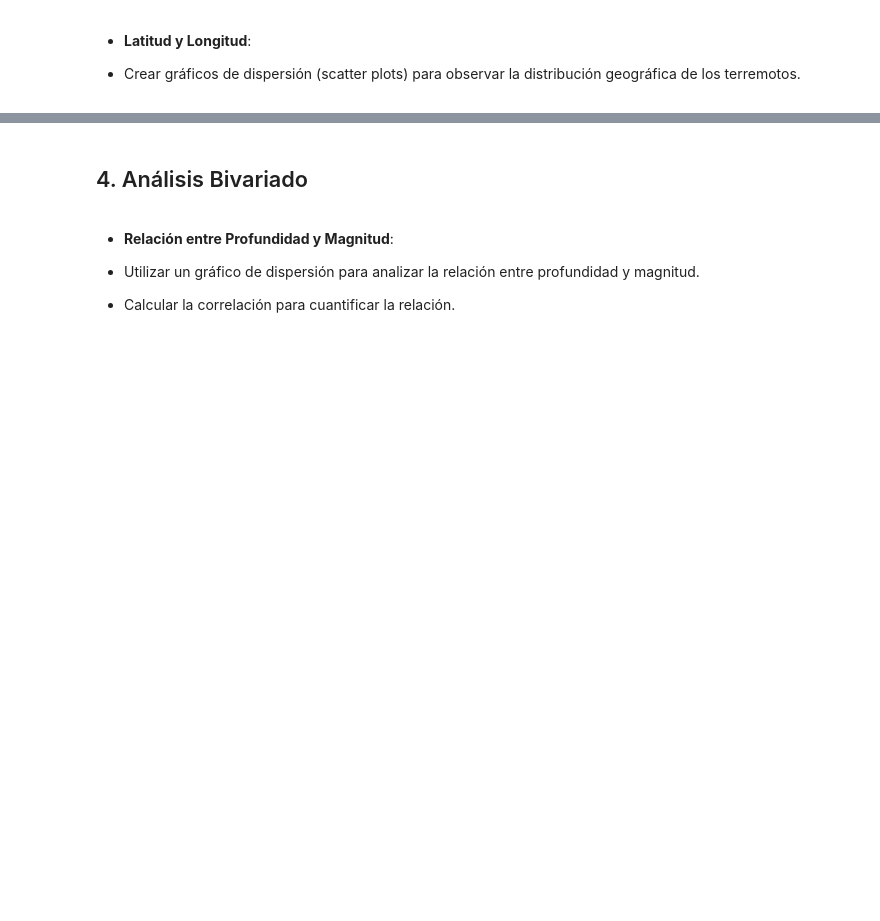
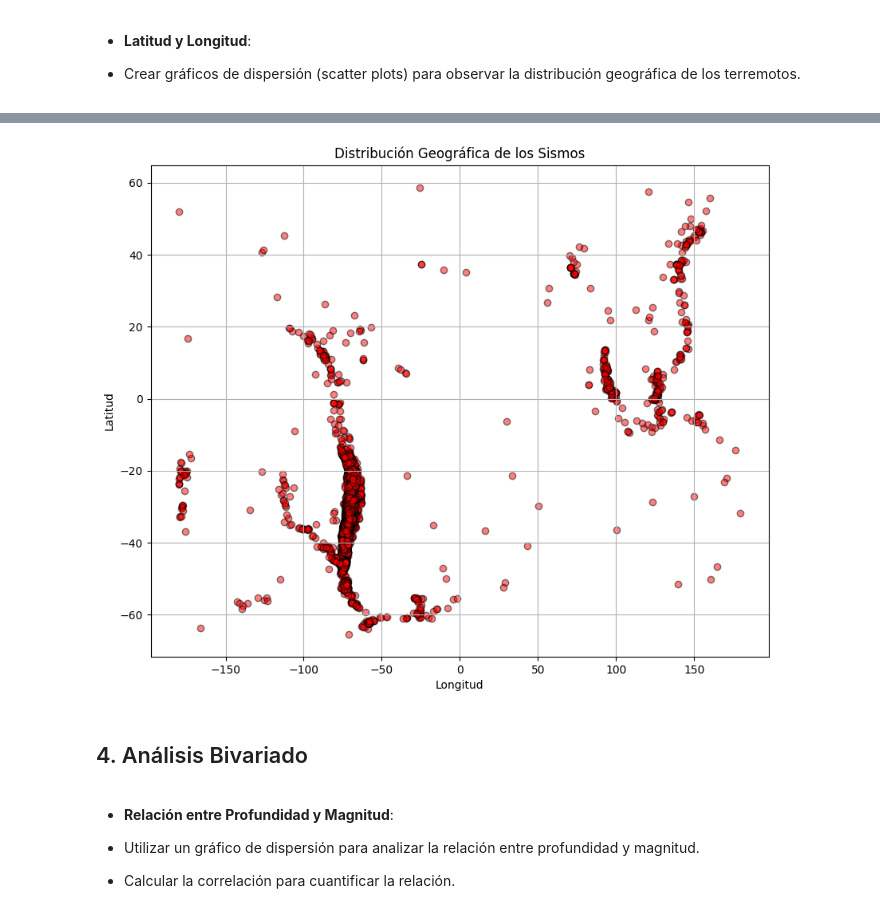
Before and after one commit to leandruko/sismos-Chile, a Jupyter notebook: analisis_sismos.ipynb, the cells around one changed output, grey strips where cells are left out. Saved outputs shown, nothing was run; the diff lists cells and outputs as text; code cells hidden in the pictures; blank space fills up the shorter version.

```diff
--- a/analisis_sismos.ipynb
+++ b/analisis_sismos.ipynb
@@ -304,3 +453,14 @@ FINAL DEL PROCESAMIENTO EY TRATAMIENTO DE LOS DATOS
+# %%
+# Gráfico de dispersión de Latitud y Longitud
+plt.figure(figsize=(10, 8))
+plt.scatter(df['Longitude'], df['Latitude'], alpha=0.5, c='red', edgecolor='k')
+plt.title('Distribución Geográfica de los Sismos')
+plt.xlabel('Longitud')
+plt.ylabel('Latitud')
+plt.grid(True)
+plt.show()
+# %% [output]
+[figure, added]
 # %% [markdown]
 ## 4. Análisis Bivariado
 # %% [markdown]
```
Also changed, not shown: parts of 8 cells of this notebook.
